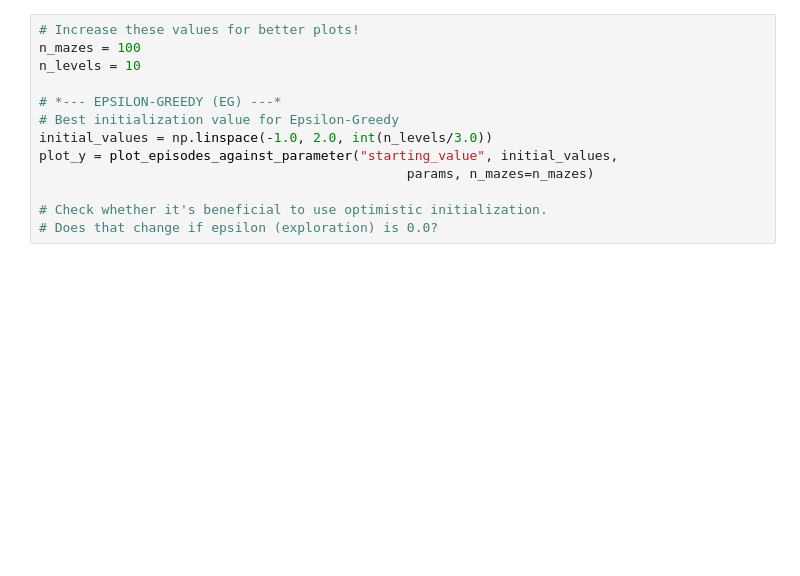
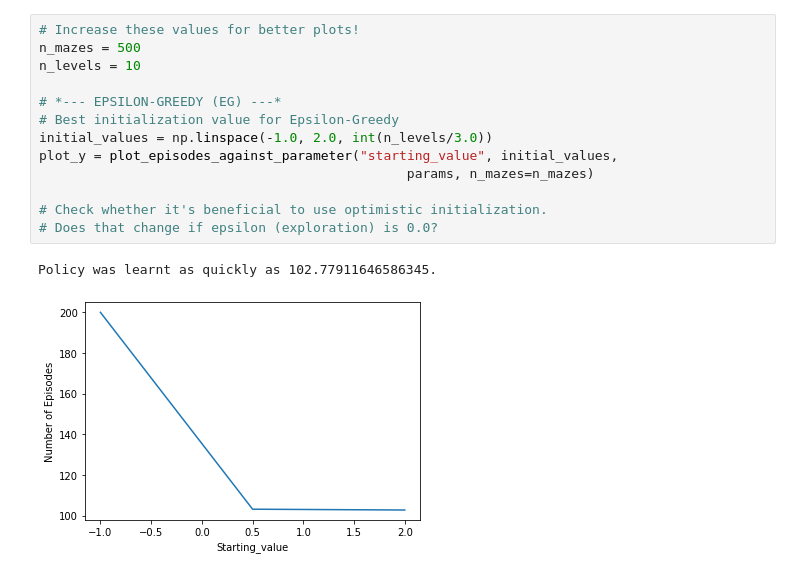
Before and after one commit to shirazkn/reinforcement-learning, a Jupyter notebook: code/exploration_vs_exploitation.ipynb, the cells around one changed output. Drawn from its saved outputs; the diff is of its cells as text; blank space fills up the shorter version.

```diff
--- a/code/exploration_vs_exploitation.ipynb
+++ b/code/exploration_vs_exploitation.ipynb
@@ -27,16 +32,19 @@ print(f"The maze was learnt in {winning_episode} episodes.")
 # %%
 # Increase these values for better plots!
-n_mazes = 100
+n_mazes = 500
 n_levels = 10
 
 # *--- EPSILON-GREEDY (EG) ---*
 # Best initialization value for Epsilon-Greedy
 initial_values = np.linspace(-1.0, 2.0, int(n_levels/3.0))
 plot_y = plot_episodes_against_parameter("starting_value", initial_values,
                                                params, n_mazes=n_mazes)
 
 # Check whether it's beneficial to use optimistic initialization.
 # Does that change if epsilon (exploration) is 0.0?
+# %% [output]
+Policy was learnt as quickly as 102.77911646586345.
+[figure, added]
 # %%
 # Let's choose the best 'starting_value'
 params["starting_value"] = initial_values[np.argmin(plot_y)]
```
Also changed, not shown: parts of 7 cells of this notebook, 2 other files.
